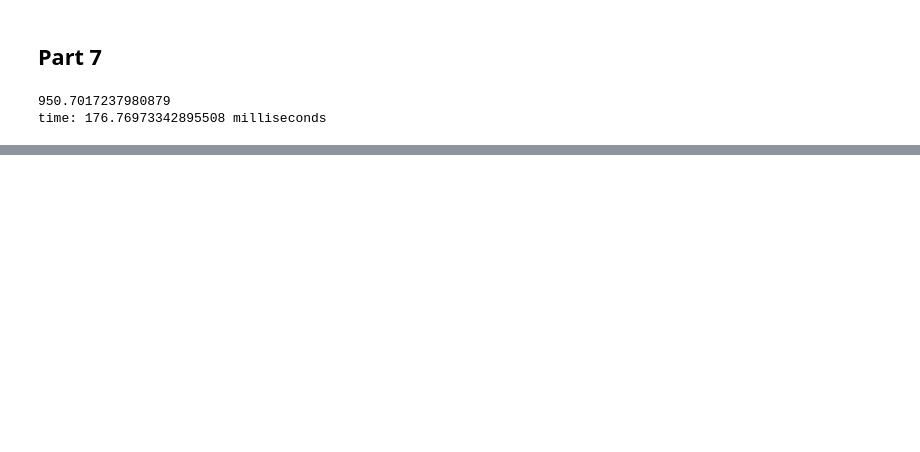
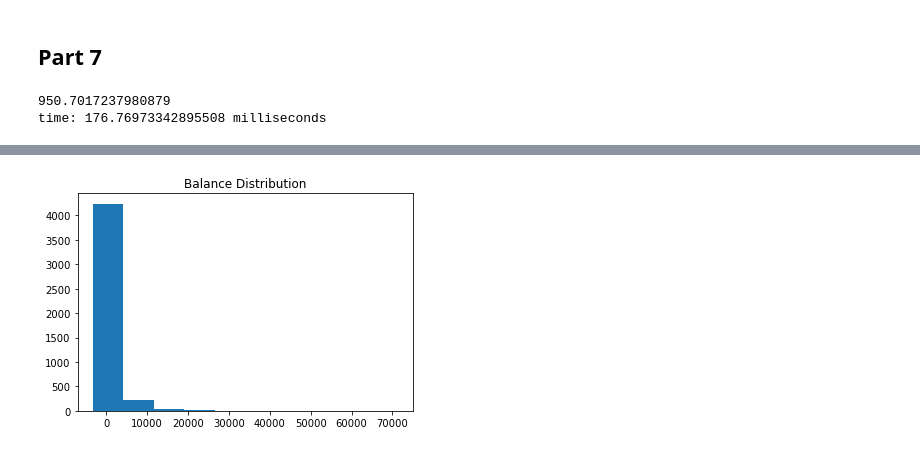
Before and after one commit to daniyalmaroufi/AI_Course, a Jupyter notebook: CA0/CA0.ipynb, the cells around one changed output, grey strips where cells are left out. Drawn from its saved outputs; the diff is of its cells as text; code cells hidden in the pictures; blank space fills up the shorter version.

```diff
--- a/CA0/CA0.ipynb
+++ b/CA0/CA0.ipynb
@@ -312,0 +325,6 @@ Without vectorization, the computation takes 176.8 milliseconds, which is 74 tim
+# %%
+plt.hist(df["balance"])
+plt.title("Balance Distribution")
+plt.show()
+# %% [output]
+[figure, added]
```
Also changed, not shown: parts of 14 cells of this notebook.
